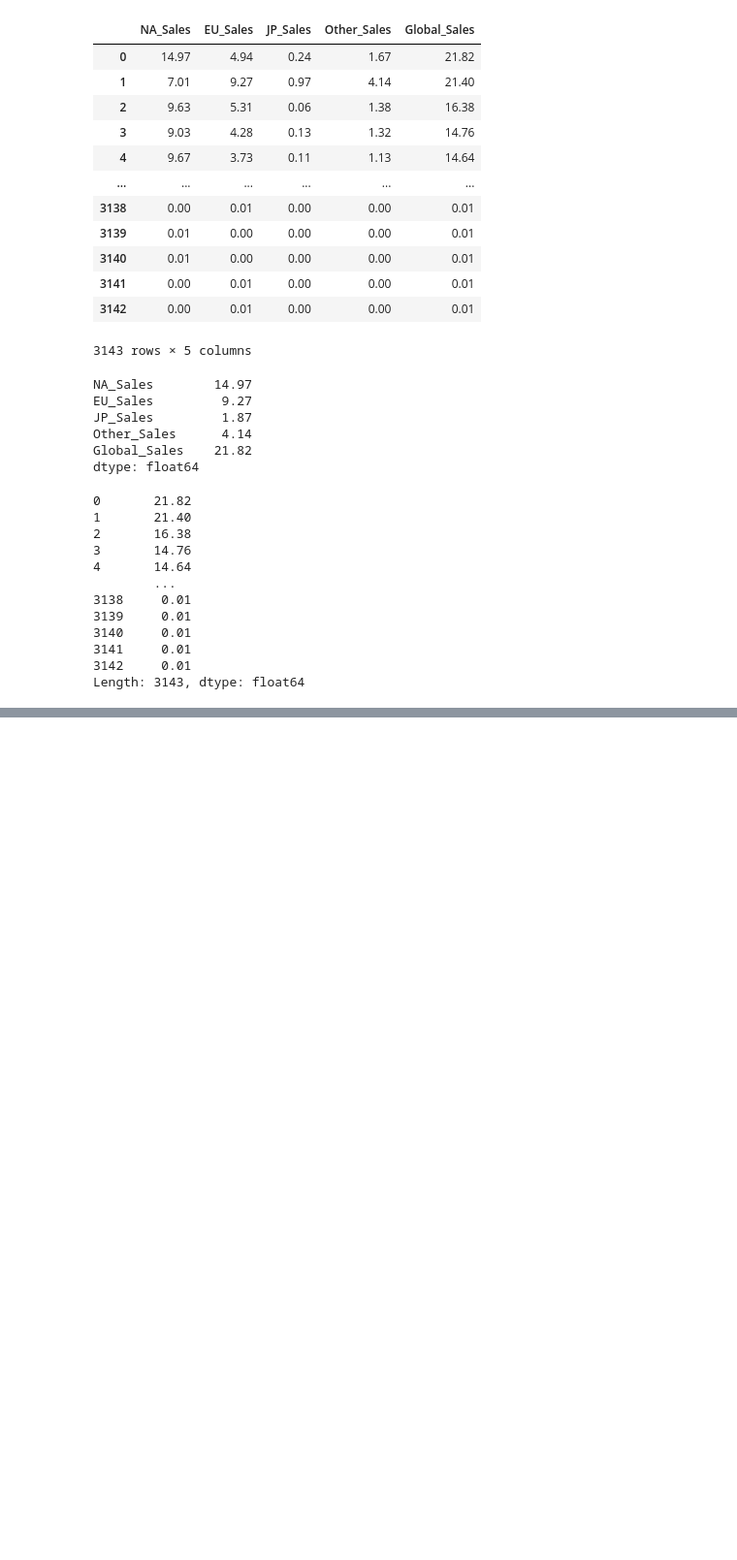
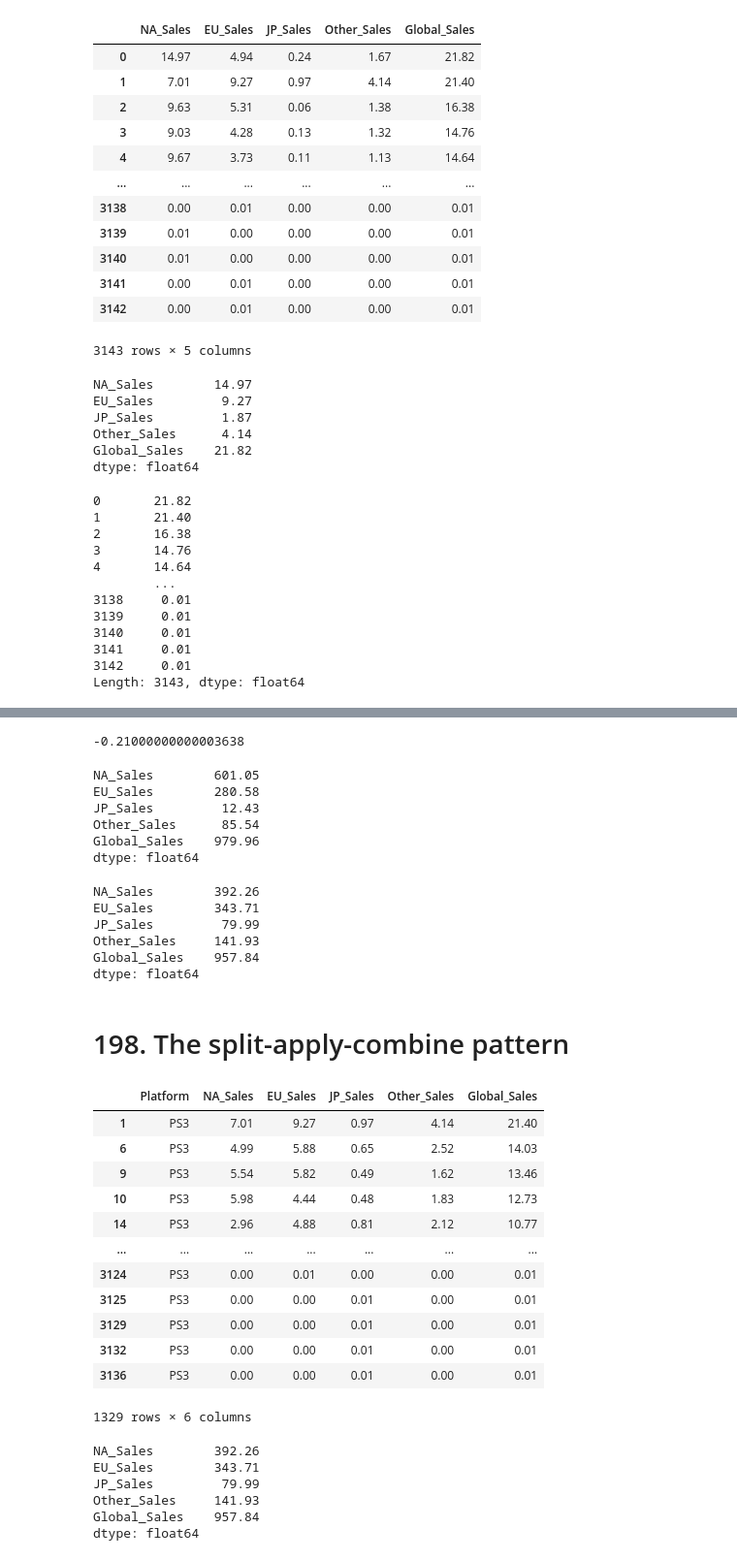
Before and after one commit to TomaszBury/The-ultimate-pandas-bootcamp-advanced-python-data-analysis, a Jupyter notebook: section_08/groupby_and_aggregates.ipynb, the cells around one changed output, grey strips where cells are left out. Shown at 97% size. Saved outputs shown, nothing was run; the diff lists cells and outputs as text; code cells hidden in the pictures; blank space fills up the shorter version.

```diff
--- a/section_08/groupby_and_aggregates.ipynb
+++ b/section_08/groupby_and_aggregates.ipynb
@@ -193,0 +302,59 @@ Length: 3143, dtype: float64
+# %%
+sales_region_sum  = 0
+
+for i in sales_check:
+    if i != sales_check[-1]:
+        sales_region_sum += i
+
+sales_region_sum - sales_check[-1]
+# %% [output]
+-0.21000000000003638
+# %%
+sales.loc[games.Platform == 'X360'].sum(numeric_only=True)
+# %% [output]
+NA_Sales        601.05
+EU_Sales        280.58
+JP_Sales         12.43
+Other_Sales      85.54
+Global_Sales    979.96
+dtype: float64
+# %%
+sales.loc[games.Platform == 'PS3'].sum(numeric_only=True)
+# %% [output]
+NA_Sales        392.26
+EU_Sales        343.71
+JP_Sales         79.99
+Other_Sales     141.93
+Global_Sales    957.84
+dtype: float64
+# %% [markdown]
+# 198. The split-apply-combine pattern
+# %%
+# 1. Separate the data
+sales.loc[games.Platform == 'X360']
+sales.loc[games.Platform == 'PS3']
+# %% [output]
+|  | Platform | NA_Sales | EU_Sales | JP_Sales | Other_Sales | Global_Sales |
+| 1 | PS3 | 7.01 | 9.27 | 0.97 | 4.14 | 21.40 |
+| 6 | PS3 | 4.99 | 5.88 | 0.65 | 2.52 | 14.03 |
+| 9 | PS3 | 5.54 | 5.82 | 0.49 | 1.62 | 13.46 |
+| 10 | PS3 | 5.98 | 4.44 | 0.48 | 1.83 | 12.73 |
+| 14 | PS3 | 2.96 | 4.88 | 0.81 | 2.12 | 10.77 |
+| ... | ... | ... | ... | ... | ... | ... |
+| 3124 | PS3 | 0.00 | 0.01 | 0.00 | 0.00 | 0.01 |
+| 3125 | PS3 | 0.00 | 0.00 | 0.01 | 0.00 | 0.01 |
+| 3129 | PS3 | 0.00 | 0.00 | 0.01 | 0.00 | 0.01 |
+| 3132 | PS3 | 0.00 | 0.00 | 0.01 | 0.00 | 0.01 |
+| 3136 | PS3 | 0.00 | 0.00 | 0.01 | 0.00 | 0.01 |
+1329 rows × 6 columns
+# %%
+# 2. Calculate sume
+sales.loc[games.Platform == 'X360'].sum(numeric_only=True)
+sales.loc[games.Platform == 'PS3'].sum(numeric_only=True)
+# %% [output]
+NA_Sales        392.26
+EU_Sales        343.71
+JP_Sales         79.99
+Other_Sales     141.93
+Global_Sales    957.84
+dtype: float64
```
Also changed, not shown: parts of 23 cells of this notebook.
